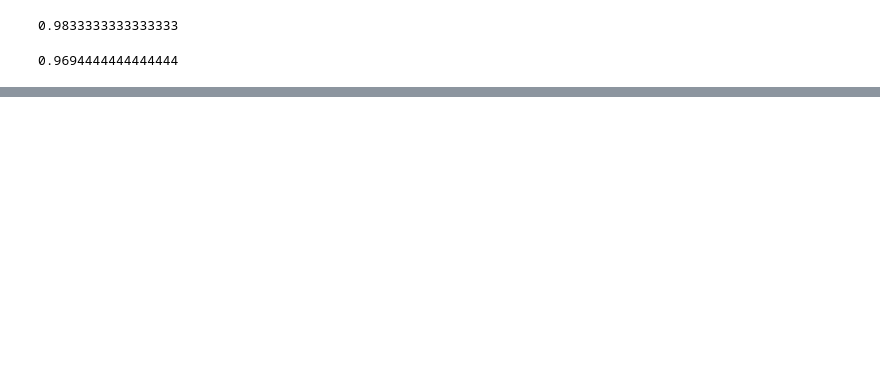
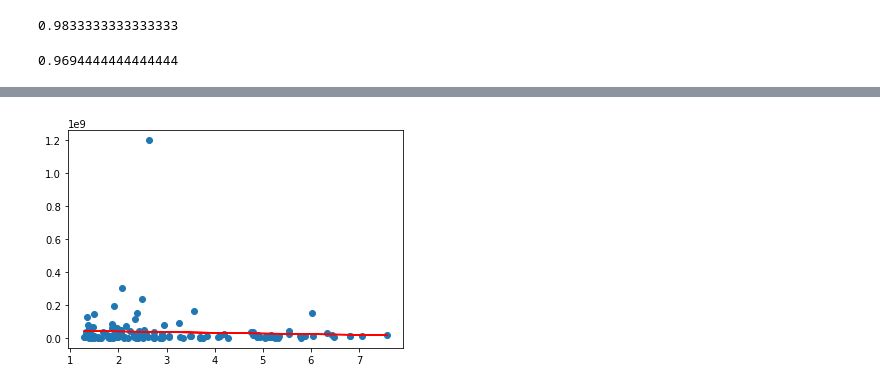
Before and after one commit to leprevost/-3803ict-Stat-Data-Analysis-w3, a Jupyter notebook: statDataAnalyst.ipynb, the cells around one changed output, grey strips where cells are left out. Cells and saved outputs as stored; diff of their text form; code cells hidden in the pictures; blank space fills up the shorter version.

Commit message:
Add linear regression

```diff
--- a/statDataAnalyst.ipynb
+++ b/statDataAnalyst.ipynb
@@ -42,3 +49,16 @@ knn.score(x_test, y_pred)
+# %%
+from sklearn.linear_model import LinearRegression
+#data = pd.read_csv('data.csv')  # load data set
+Y = data.iloc[:, 0].values.reshape(-1, 1)  # values converts it into a numpy array
+X = data.iloc[:, 1].values.reshape(-1, 1)  # -1 means that calculate the dimension of rows, but have 1 column
+linear_regressor = LinearRegression()  # create object for the class
+linear_regressor.fit(X, Y)  # perform linear regression
+Y_pred = linear_regressor.predict(X)  # make predictions
+plt.scatter(X, Y)
+plt.plot(X, Y_pred, color='red')
+plt.show()
+# %% [output]
+[figure, added]
 # %%
 # 2
 # %%
```
Also changed, not shown: parts of 2 cells of this notebook.
